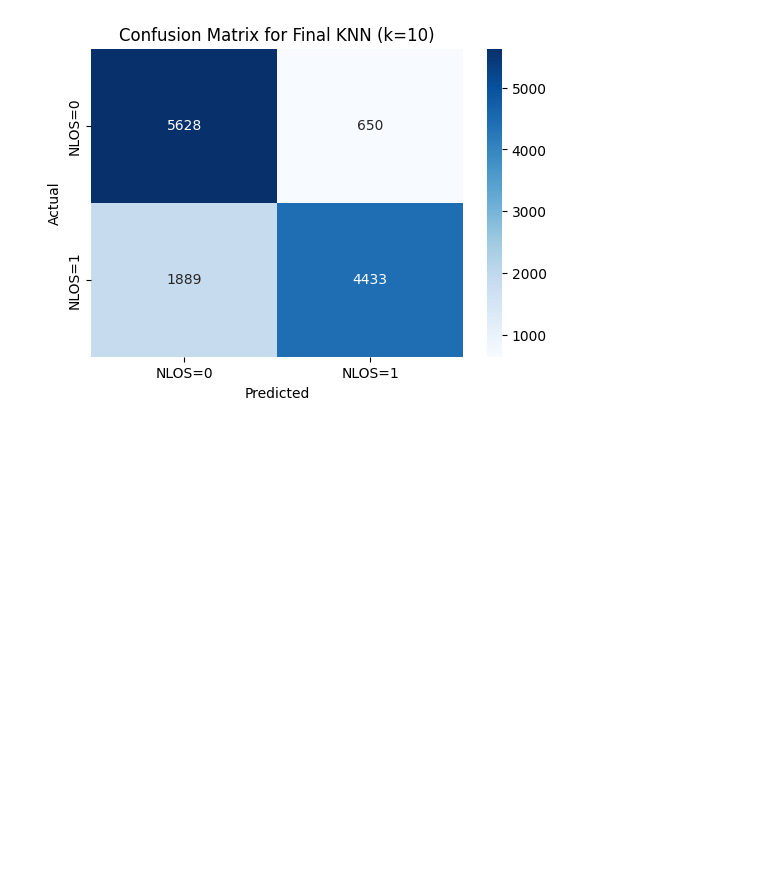
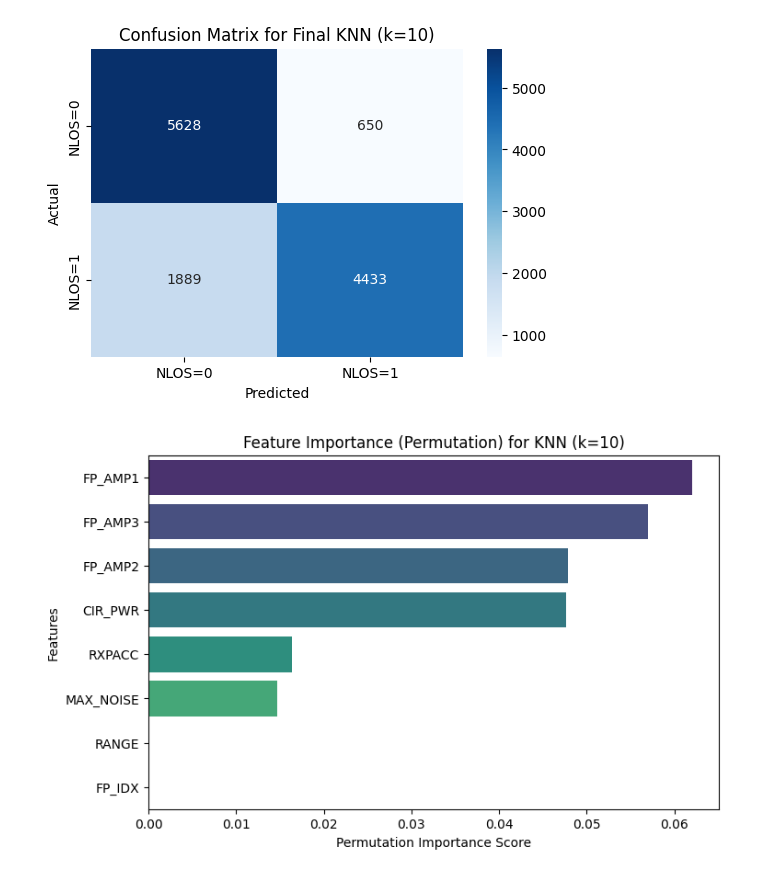
Before and after one commit to jaywmz/UWB-LOS-NLOS-Data-Analytics, a Jupyter notebook: models/NLOS_classfier_mining_knn.ipynb, the cells around one changed output. Saved outputs shown, nothing was run; the diff lists cells and outputs as text; code cells hidden in the pictures; blank space fills up the shorter version.

```diff
--- a/models/NLOS_classfier_mining_knn.ipynb
+++ b/models/NLOS_classfier_mining_knn.ipynb
@@ -216,3 +167,40 @@ Confusion Matrix:
 [[5628  650]
  [1889 4433]]
 [figure]
+# %%
+# ==============================
+# Permutation Importance for KNN
+# ==============================
+
+from sklearn.inspection import permutation_importance
+
+# 5. Estimate feature importance via permutation
+# We pass the final KNN model, plus the same X_test, y_test used for evaluation
+r = permutation_importance(final_knn, X_test, y_test, n_repeats=10, random_state=111)
+
+# r.importances_mean gives the average drop in accuracy (or scoring metric)
+# when each feature is shuffled
+perm_importances = pd.Series(r.importances_mean, index=X.columns).sort_values(ascending=False)
+
+# 6. Plot the permutation importances
+plt.figure(figsize=(8,5))
+
+# Plotting with explicit 'hue' to satisfy the new requirement
+ax = sns.barplot(
+    x=perm_importances.values,
+    y=perm_importances.index,
+    hue=perm_importances.index,
+    palette="viridis",
+    dodge=False
+)
+
+# Remove the legend to match the old behavior (one bar per feature)
+if ax.legend_:
+    ax.legend_.remove()
+
+plt.xlabel("Permutation Importance Score")
+plt.ylabel("Features")
+plt.title("Feature Importance (Permutation) for KNN (k=10)")
+plt.show()
+# %% [output]
+[figure, added]
```
Also changed, not shown: parts of 17 cells of this notebook, 1 other file.
